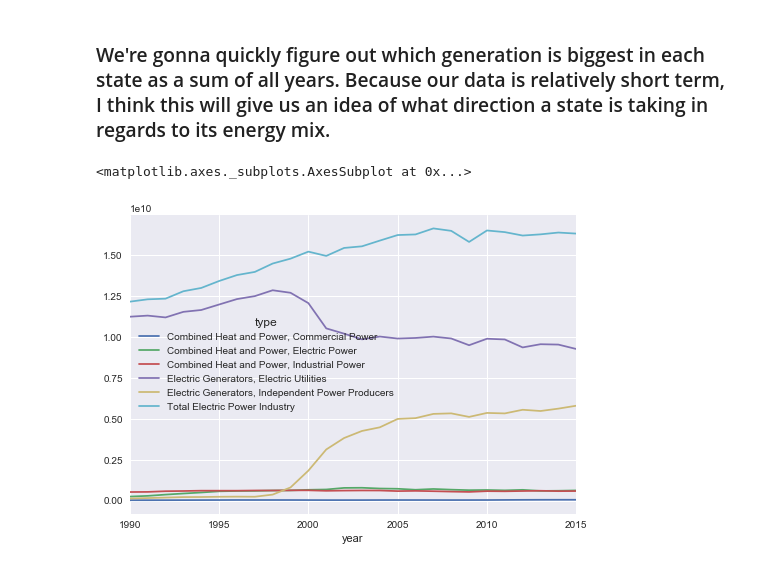
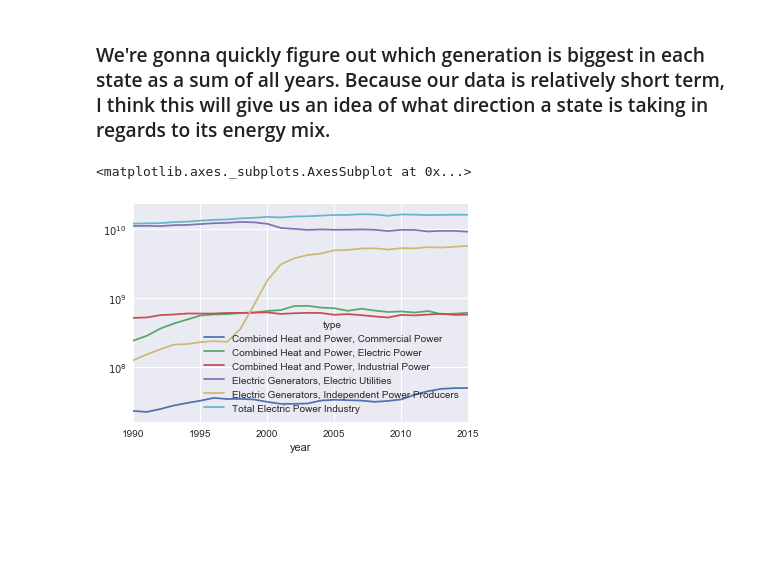
Before and after one commit to JackNDwyer/Capstone, a Jupyter notebook: Capstone EDA Rough Draft.ipynb, the cells around one changed output. Cells and saved outputs as stored; diff of their text form; code cells hidden in the pictures; blank space fills up the shorter version.

```diff
--- a/Capstone EDA Rough Draft.ipynb
+++ b/Capstone EDA Rough Draft.ipynb
@@ -112,11 +116,11 @@ totals_type.to_csv('type_gen')
 # %%
 totals_type.columns= totals_type.columns.droplevel(0)
 # %%
-totals_type.plot()
+totals_type.plot(logy = True)
 #probably gonna make this a log graph
 # %% [output]
 <matplotlib.axes._subplots.AxesSubplot at 0x...>
-[figure, old version]
+[figure, new version]
 # %%
 df_totals_input = df2.groupby(['year','input_type']).sum()
 
```
Also changed, not shown: parts of 7 cells of this notebook, 1 other file.
